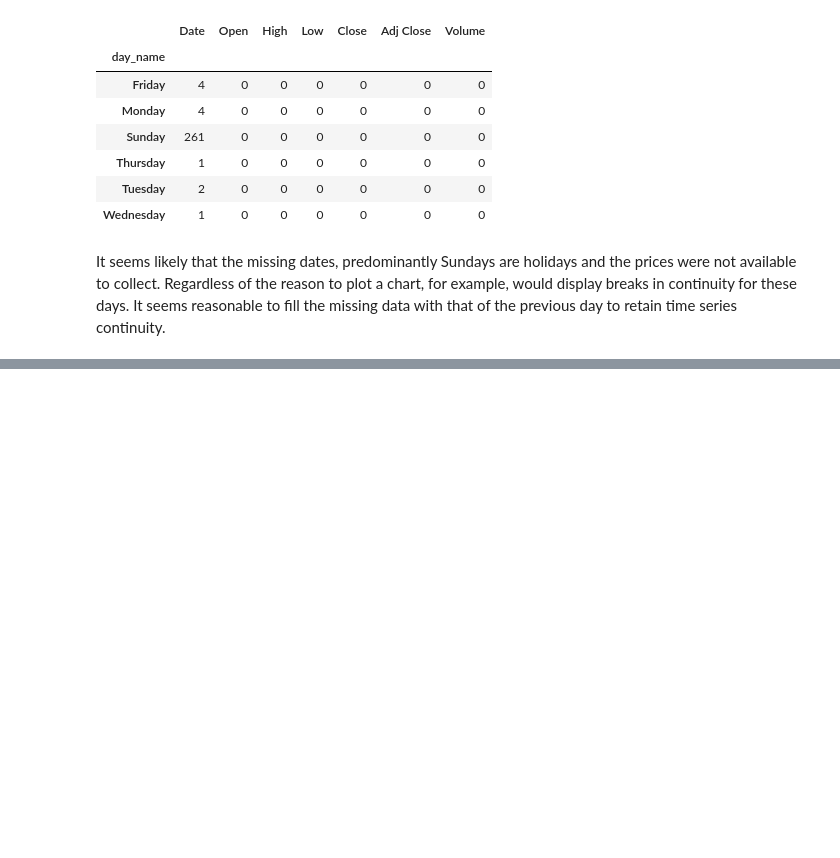
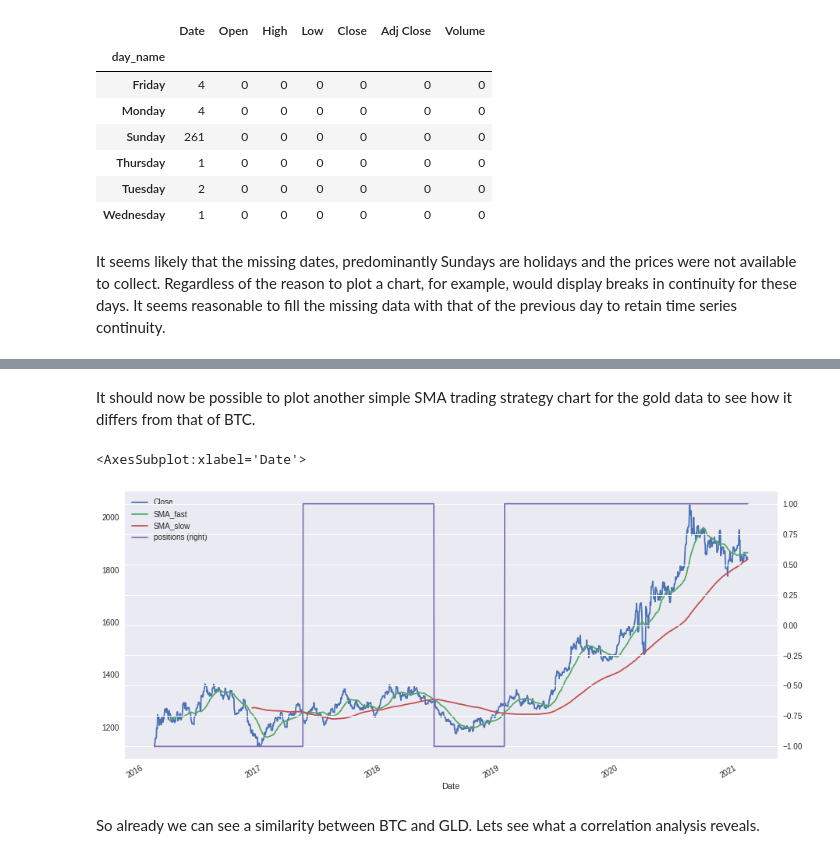
Before and after one commit to rsiwicki/rock_dex, a Jupyter notebook: blockchain_labs_rockdex.ipynb, the cells around one changed output, grey strips where cells are left out. Cells and saved outputs as stored; diff of their text form; code cells hidden in the pictures; blank space fills up the shorter version.

```diff
--- a/blockchain_labs_rockdex.ipynb
+++ b/blockchain_labs_rockdex.ipynb
@@ -357,0 +318,13 @@ plyo.iplot(
+# %% [markdown]
+It should now be possible to plot another simple SMA trading strategy chart for the gold data to see how it differs from that of BTC.
+# %%
+df_GOLD_USD_daily.sort_index(axis=0 ,ascending=True, inplace=True)
+df_GOLD_USD_daily['SMA_fast'] = df_GOLD_USD_daily['Close'].rolling(window=42).mean()
+df_GOLD_USD_daily['SMA_slow'] = df_GOLD_USD_daily['Close'].rolling(window=252).mean()
+df_GOLD_USD_daily['positions'] = np.where(df_GOLD_USD_daily['SMA_fast'] > df_GOLD_USD_daily['SMA_slow'],1,-1)
+df_GOLD_USD_daily[['Close','SMA_fast','SMA_slow','positions']].plot(figsize=(15,7), secondary_y='positions', grid=False)
+# %% [output]
+<AxesSubplot:xlabel='Date'>
+[figure, added]
+# %% [markdown]
+So already we can see a similarity between BTC and GLD. Lets see what a correlation analysis reveals.
```
Also changed, not shown: parts of 33 cells of this notebook.
